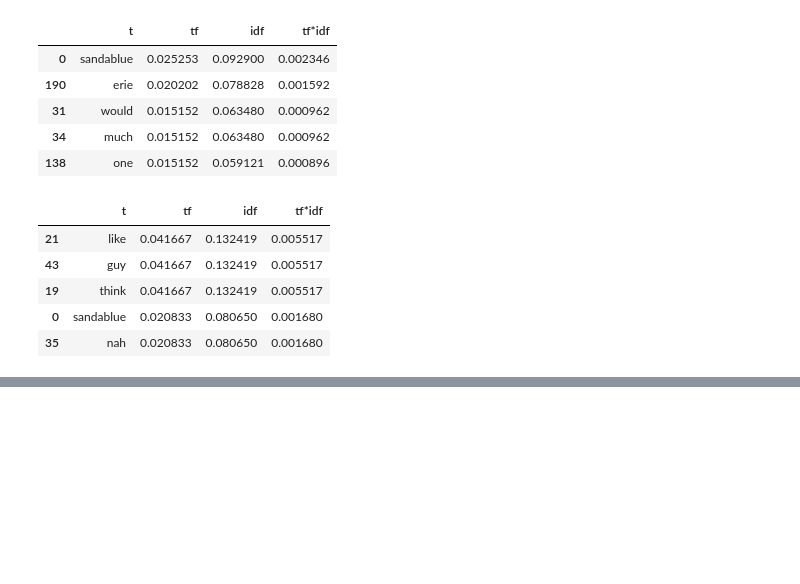
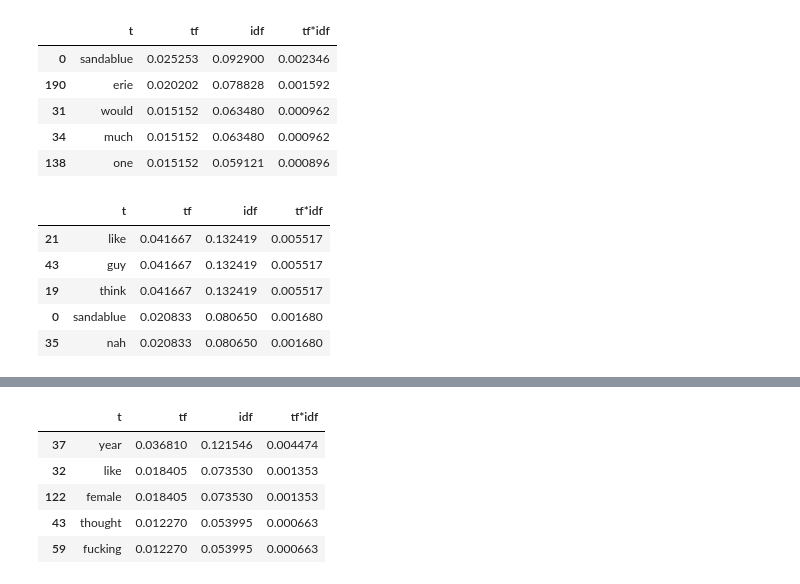
Before and after one commit to jdecke71/tw_net, a Jupyter notebook: notebooks/nlp.ipynb, the cells around one changed output, grey strips where cells are left out. Drawn from its saved outputs; the diff is of its cells as text; code cells hidden in the pictures; blank space fills up the shorter version.

```diff
--- a/notebooks/nlp.ipynb
+++ b/notebooks/nlp.ipynb
@@ -98,3 +105,12 @@ set2_freq.head()
+# %%
+neg_df.head()
+# %% [output]
+|  | t | tf | idf | tf*idf |
+| 37 | year | 0.036810 | 0.121546 | 0.004474 |
+| 32 | like | 0.018405 | 0.073530 | 0.001353 |
+| 122 | female | 0.018405 | 0.073530 | 0.001353 |
+| 43 | thought | 0.012270 | 0.053995 | 0.000663 |
+| 59 | fucking | 0.012270 | 0.053995 | 0.000663 |
 # %%
 '''
 Set 3
```
Also changed, not shown: parts of 2 cells of this notebook, 3 other files.
